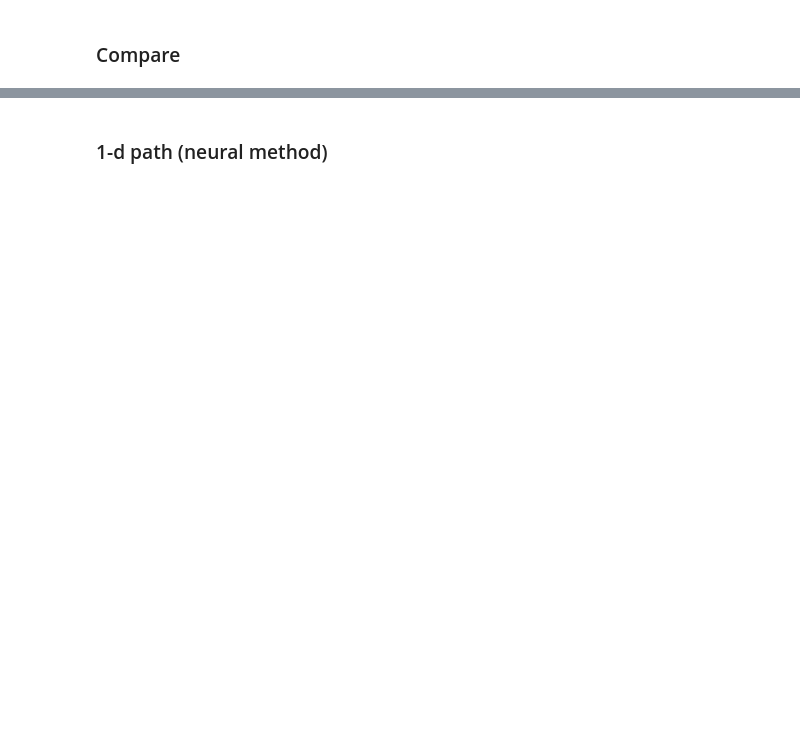
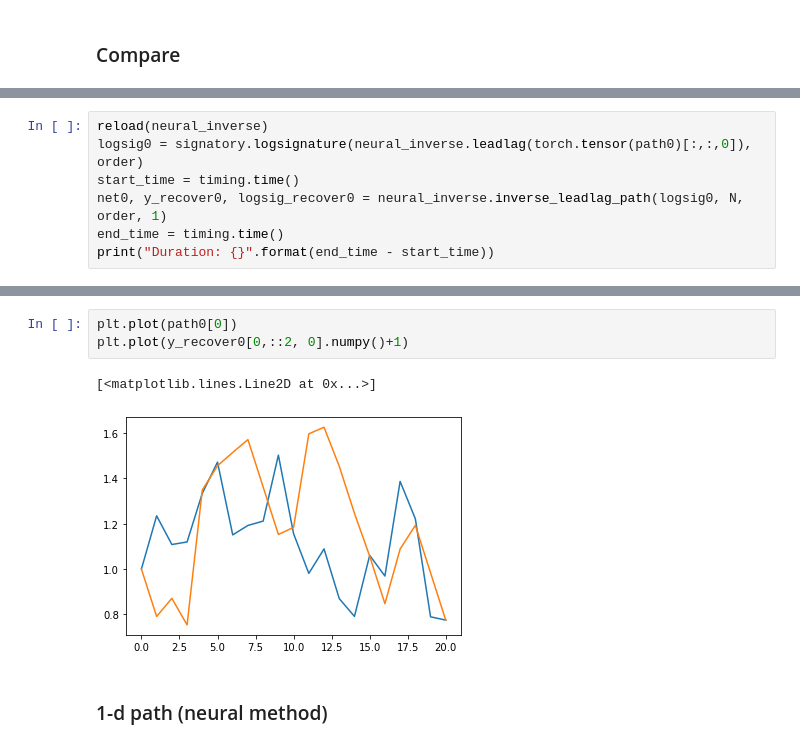
Before and after one commit to justinhou95/market_simulator, a Jupyter notebook: notebooks/inverse logsig.ipynb, the cells around one changed output, grey strips where cells are left out. Cells and saved outputs as stored; diff of their text form; blank space fills up the shorter version.

```diff
--- a/notebooks/inverse logsig.ipynb
+++ b/notebooks/inverse logsig.ipynb
@@ -213,0 +216,7 @@ p[1].title.set_text('With time-augmentation')
+# %%
+reload(neural_inverse)
+logsig0 = signatory.logsignature(neural_inverse.leadlag(torch.tensor(path0)[:,:,0]), order)
+start_time = timing.time()
+net0, y_recover0, logsig_recover0 = neural_inverse.inverse_leadlag_path(logsig0, N, order, 1)
+end_time = timing.time()
+print("Duration: {}".format(end_time - start_time))
@@ -214,2 +244,8 @@ p[1].title.set_text('With time-augmentation')
+# %%
+plt.plot(path0[0])
+plt.plot(y_recover0[0,::2, 0].numpy()+1)
+# %% [output]
+[<matplotlib.lines.Line2D at 0x...>]
+[figure, added]
 # %% [markdown]
 ### 1-d path (neural method)
```
Also changed, not shown: parts of 13 cells of this notebook, 42 other files.
